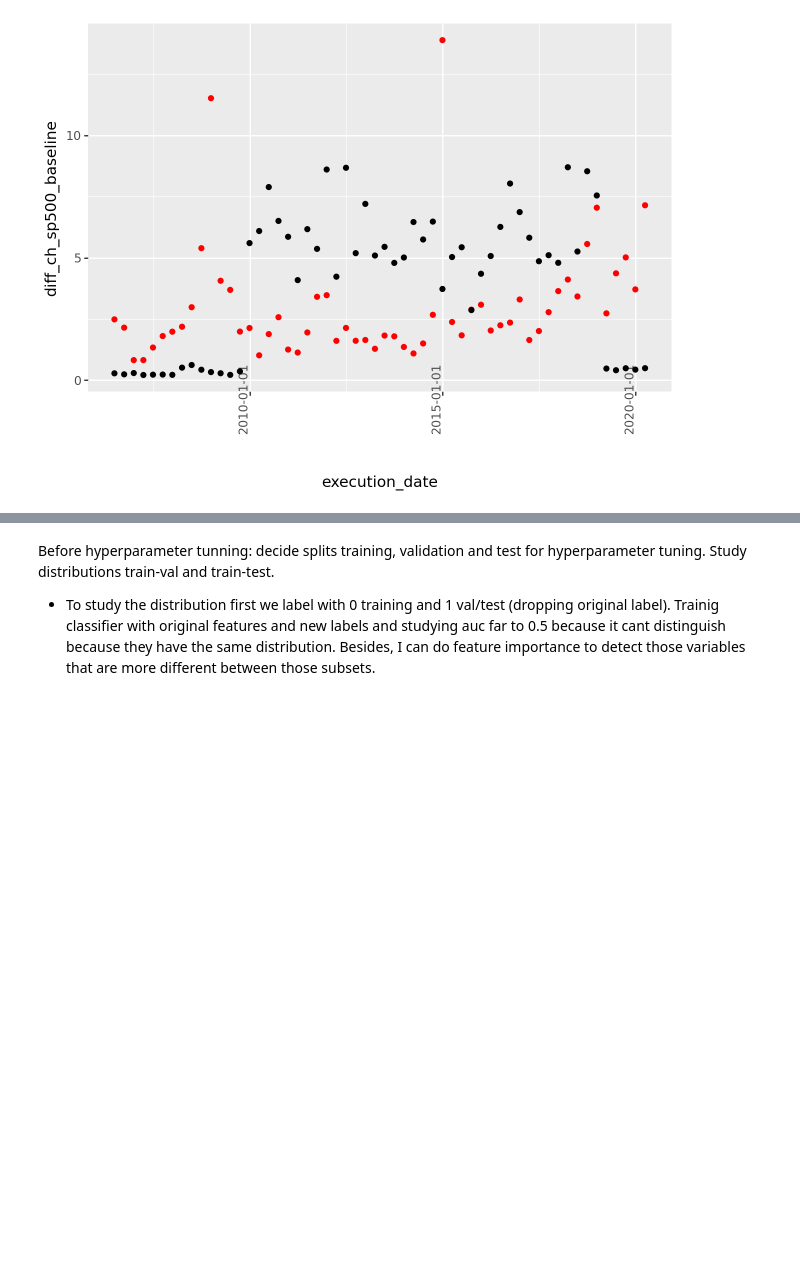
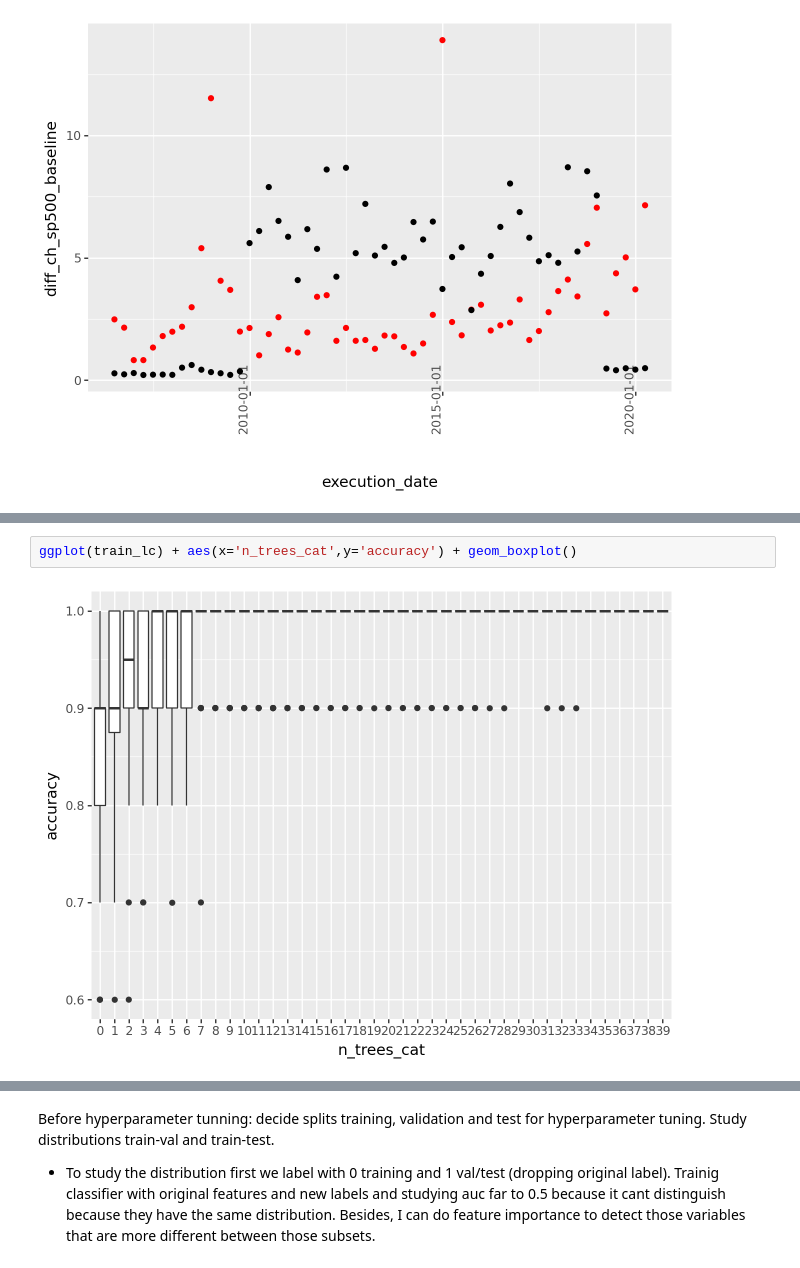
Before and after one commit to raqueel-ff/zrive-ds, a Jupyter notebook: src/module_5/module5.ipynb, the cells around one changed output, grey strips where cells are left out. Saved outputs shown, nothing was run; the diff lists cells and outputs as text; blank space fills up the shorter version.

```diff
--- a/src/module_5/module5.ipynb
+++ b/src/module_5/module5.ipynb
@@ -429,0 +422,4 @@ If it is learning and generalizing, study the final/evolution of accuracy.
+# %%
+ggplot(train_lc) + aes(x='n_trees_cat',y='accuracy') + geom_boxplot()
+# %% [output]
+[figure, added]
```
Also changed, not shown: parts of 24 cells of this notebook.
